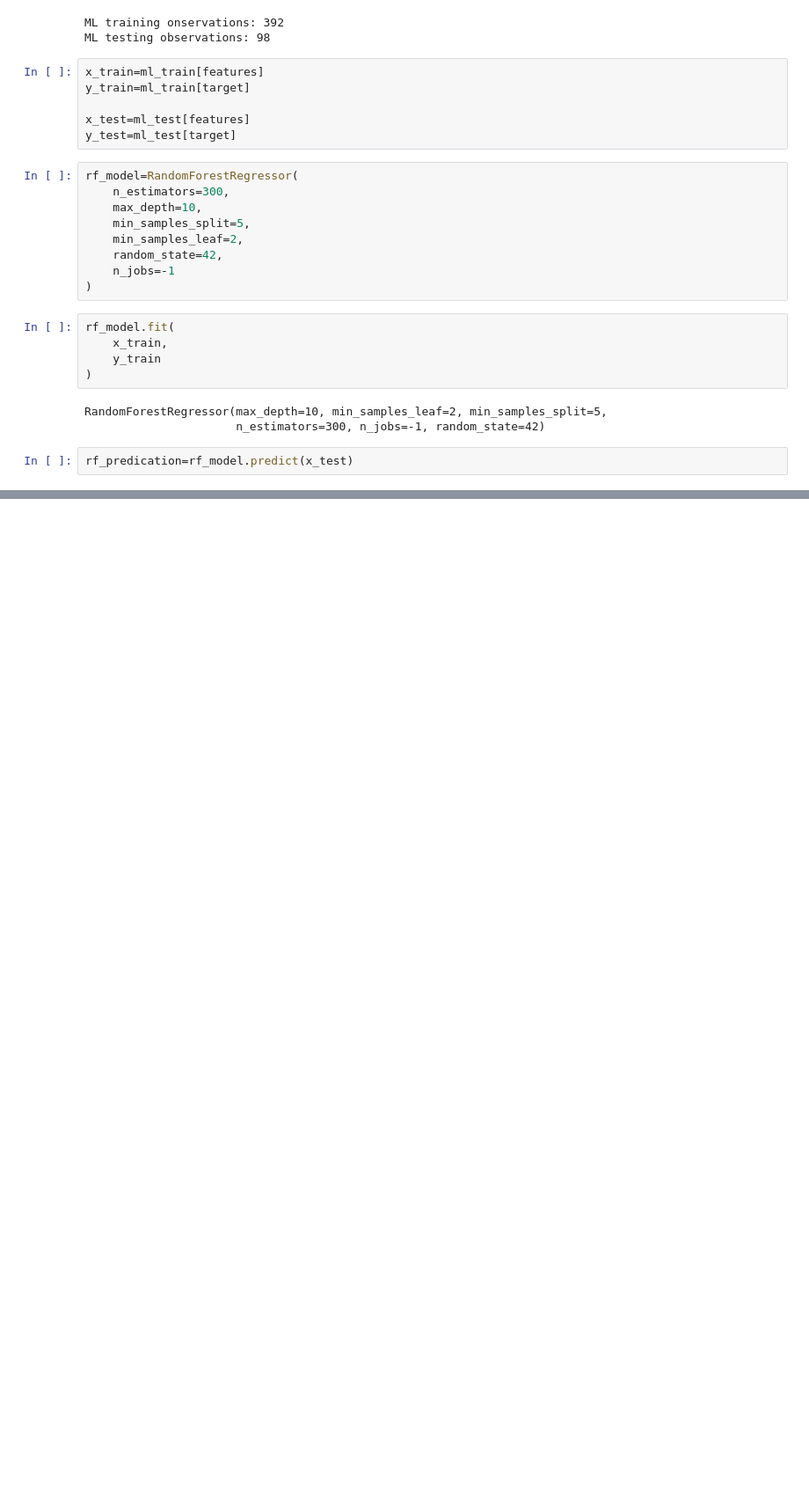
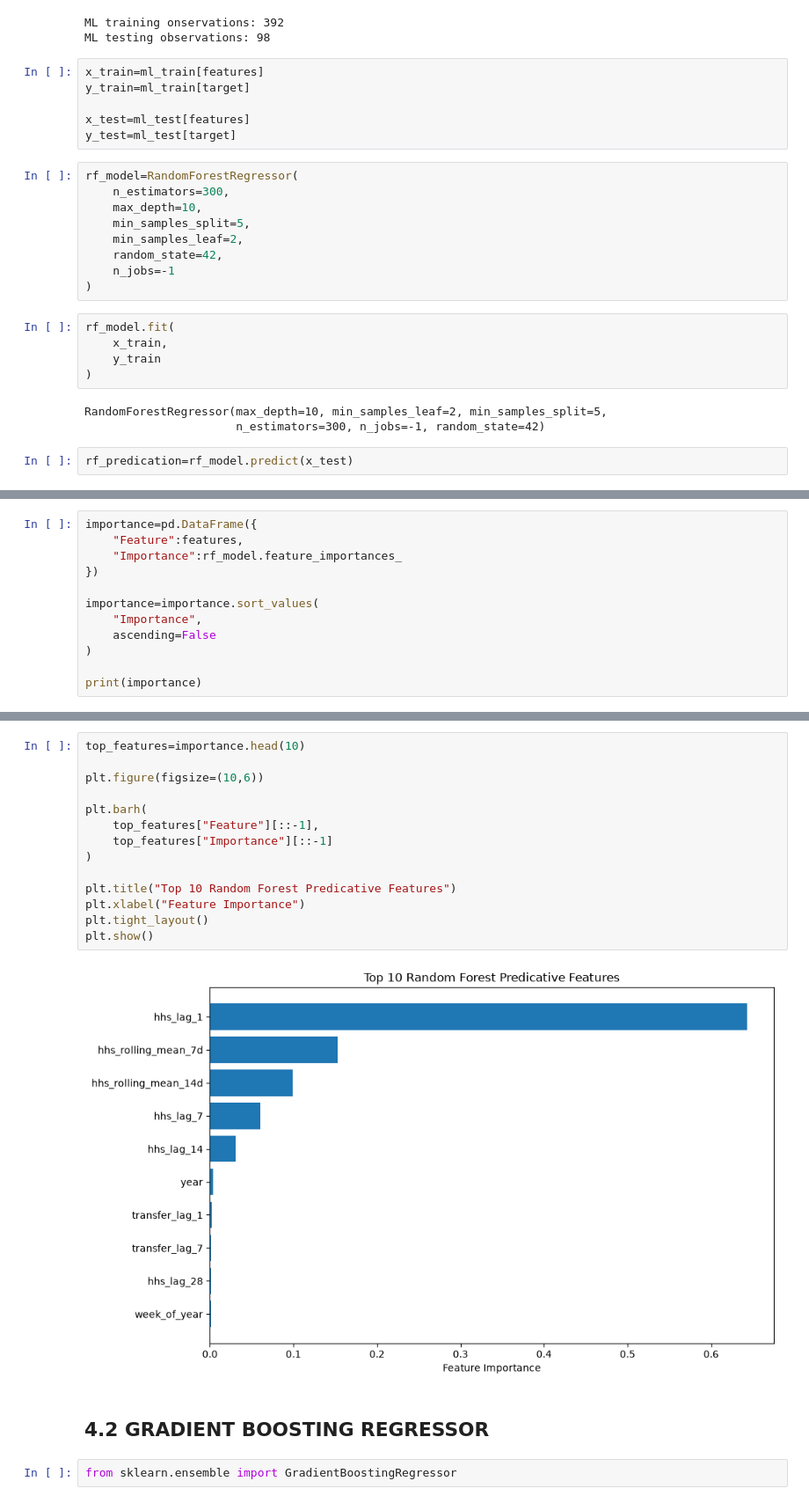
Before and after one commit to shivani1707s/Predictive-Forecasting-HHS, a Jupyter notebook: notebooks/Modeling.ipynb, the cells around one changed output, grey strips where cells are left out. Shown at 88% size. Saved outputs shown, nothing was run; the diff lists cells and outputs as text; blank space fills up the shorter version.

Commit message:
modeling page setup

```diff
--- a/notebooks/Modeling.ipynb
+++ b/notebooks/Modeling.ipynb
@@ -432,0 +511,12 @@ rf_predication=rf_model.predict(x_test)
+# %%
+importance=pd.DataFrame({
+    "Feature":features,
+    "Importance":rf_model.feature_importances_
+})
+
+importance=importance.sort_values(
+    "Importance",
+    ascending=False
+)
+
+print(importance)
@@ -432,0 +541,20 @@ rf_predication=rf_model.predict(x_test)
+# %%
+top_features=importance.head(10)
+
+plt.figure(figsize=(10,6))
+
+plt.barh(
+    top_features["Feature"][::-1],
+    top_features["Importance"][::-1]
+)
+
+plt.title("Top 10 Random Forest Predicative Features")
+plt.xlabel("Feature Importance")
+plt.tight_layout()
+plt.show()
+# %% [output]
+[figure, added]
+# %% [markdown]
+## 4.2 GRADIENT BOOSTING REGRESSOR
+# %%
+from sklearn.ensemble import GradientBoostingRegressor
```
Also changed, not shown: parts of 10 cells of this notebook.
